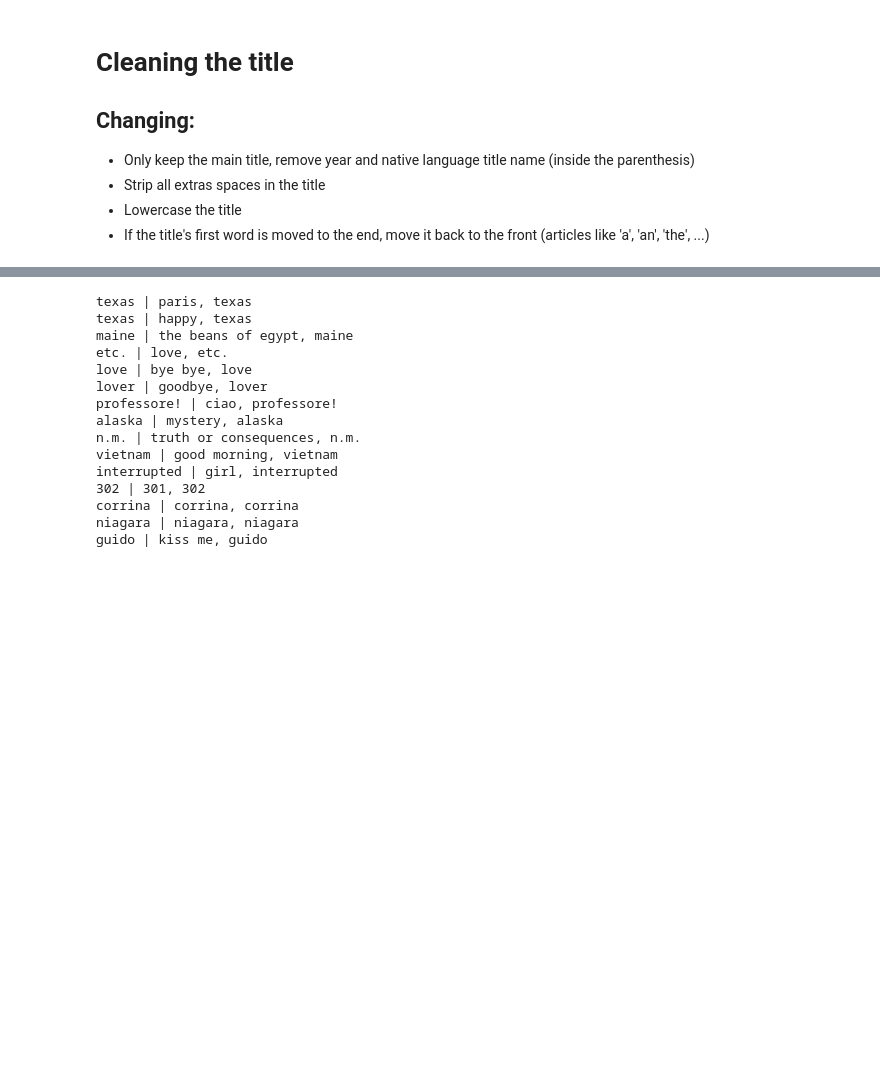
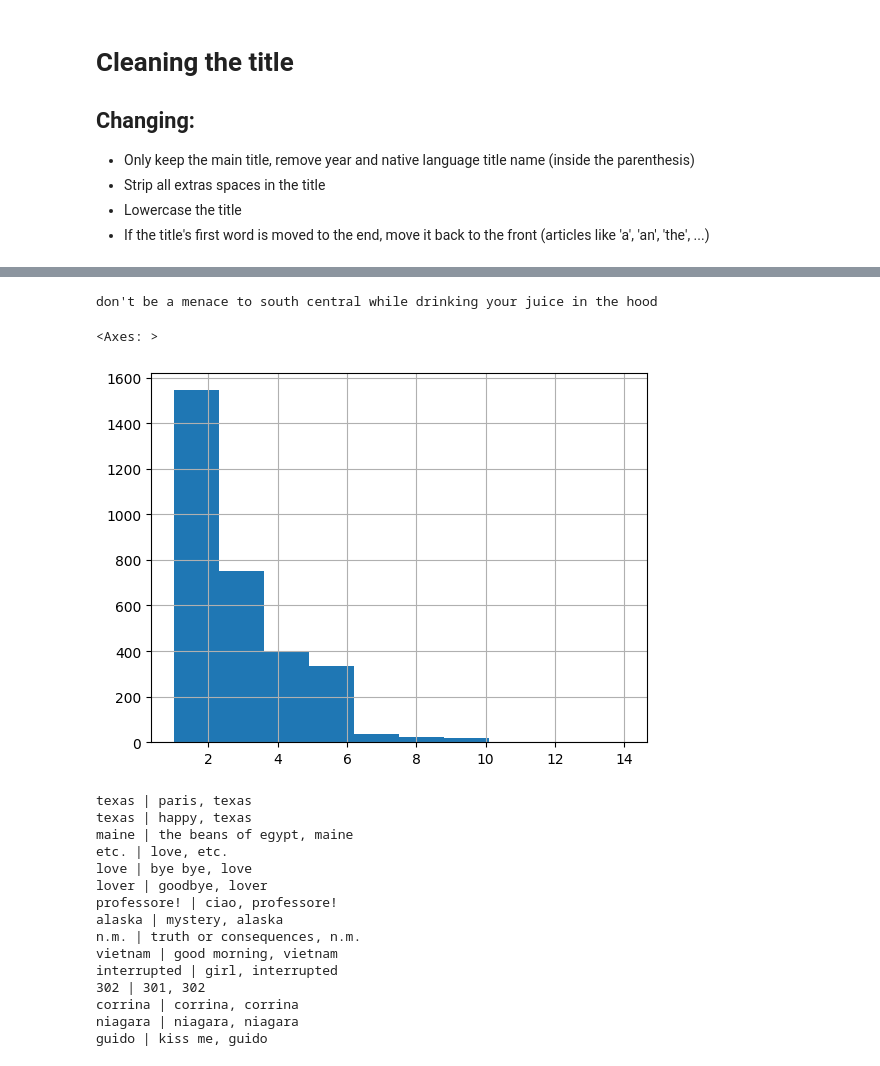
Before and after one commit to HHHMGK/ML-project, a Jupyter notebook: data/visualize_and_clean.ipynb, the cells around one changed output, grey strips where cells are left out. Saved outputs shown, nothing was run; the diff lists cells and outputs as text; code cells hidden in the pictures; blank space fills up the shorter version.

```diff
--- a/data/visualize_and_clean.ipynb
+++ b/data/visualize_and_clean.ipynb
@@ -108,3 +142,12 @@ movies_train['title'] = movies_train['title'].apply(cleanTitle)
+# %%
+# get the title with max length
+print(movies_train['title'].loc[movies_train['title'].str.len().idxmax()])
+# split the title by space and get the list of lengths
+movies_train['title'].str.split().apply(lambda x: len(x)).hist()
+# %% [output]
+don't be a menace to south central while drinking your juice in the hood
+<Axes: >
+[figure, added]
 # %%
 # movies_test
 for title in movies_train['title']:
```
Also changed, not shown: parts of 6 cells of this notebook, 4 other files.
